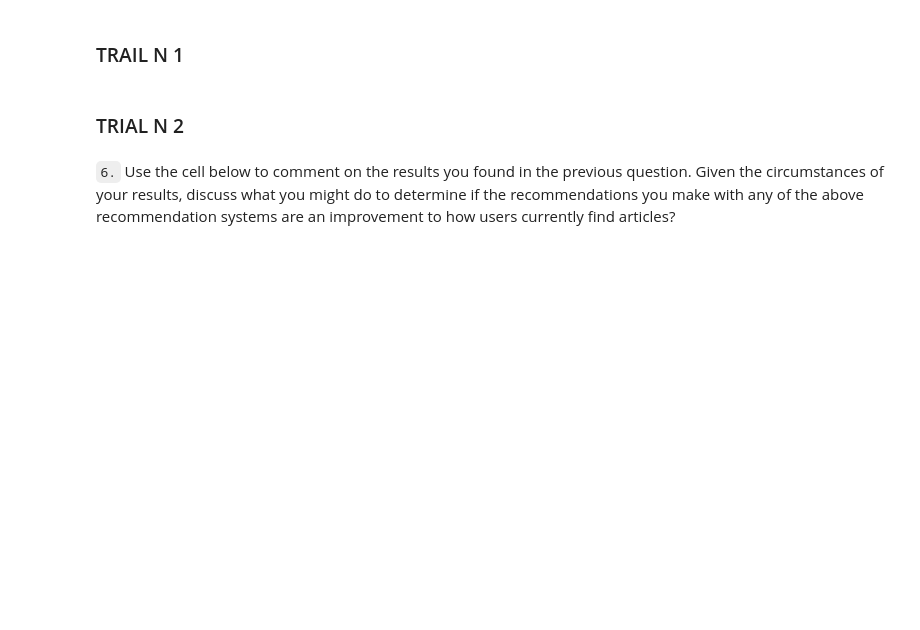
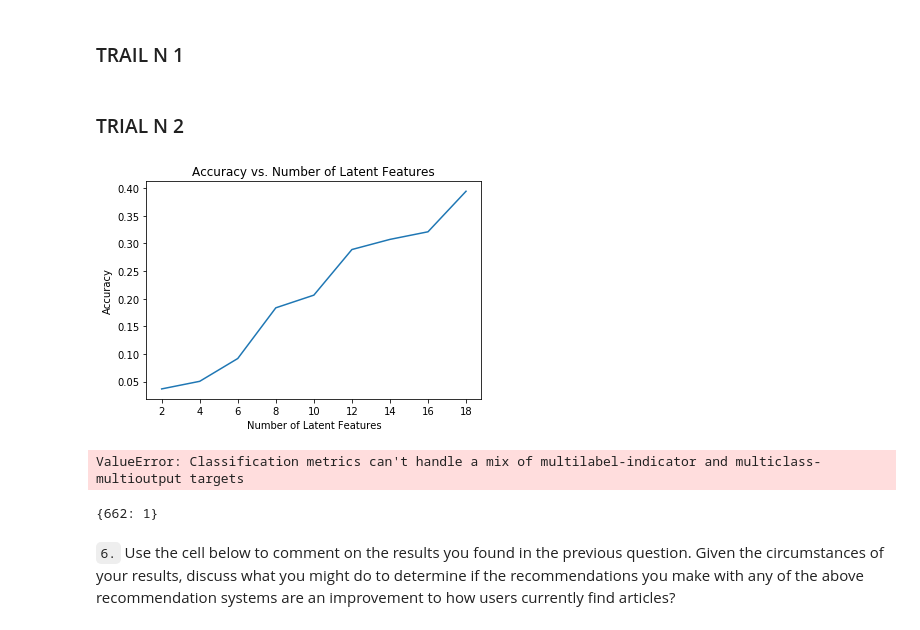
Before and after one commit to matteobonanomi/dsnd-recommend-ibm, a Jupyter notebook: Recommendations_with_IBM.ipynb, the cells around one changed output. Cells and saved outputs as stored; diff of their text form; code cells hidden in the pictures; blank space fills up the shorter version.

Commit message:
[FIX] Correct denominator in accuracy formula of SVD test

```diff
--- a/Recommendations_with_IBM.ipynb
+++ b/Recommendations_with_IBM.ipynb
@@ -880,28 +902,41 @@ plt.title('Accuracy vs. Number of Latent Features');
 # %% [markdown]
 ### TRIAL N 2
 # %%
-num_latent_feats = np.arange(10,590,20)
+num_latent_feats = np.arange(2,20,2)
 sum_errs = []
 
 for k in num_latent_feats:
     # restructure with k latent features
     s_test_k, u_test_k, vt_test_k = np.diag(s_test[:k]), u_test[:, :k], vt_test[:k, :]
 
     # take dot product
     user_item_test_subset_est = np.around(np.dot(np.dot(u_test_k[test_indexes,:], s_test_k), vt_test_k[:,:]))
 
     # compute error for each prediction to actual value
     diffs = np.subtract(user_item_test_subset, user_item_test_subset_est)
 
     # total errors and keep track of them
     err = np.sum(np.sum(np.abs(diffs)))
     sum_errs.append(err)
 
 
-plt.plot(num_latent_feats, 1 - np.array(sum_errs)/df.shape[0]);
+n_interactions_subset = np.count_nonzero(user_item_test_subset)
+
+plt.plot(num_latent_feats, 1 - np.array(sum_errs)/n_interactions_subset);
 plt.xlabel('Number of Latent Features');
 plt.ylabel('Accuracy');
 plt.title('Accuracy vs. Number of Latent Features');
+# %% [output]
+[figure, added]
+# %%
+from sklearn.metrics import f1_score
+f1_score(user_item_test_subset, user_item_test_subset_est,average='macro')
+# %% [output]
+ValueError: Classification metrics can't handle a mix of multilabel-indicator and multiclass-multioutput targets
+# %%
+n_interactions_dict
+# %% [output]
+{662: 1}
 # %% [markdown]
 `6.` Use the cell below to comment on the results you found in the previous question. Given the circumstances of your results, discuss what you might do to determine if the recommendations you make with any of the above recommendation systems are an improvement to how users currently find articles?
 # %% [markdown]
```
Also changed, not shown: parts of 4 cells of this notebook.
